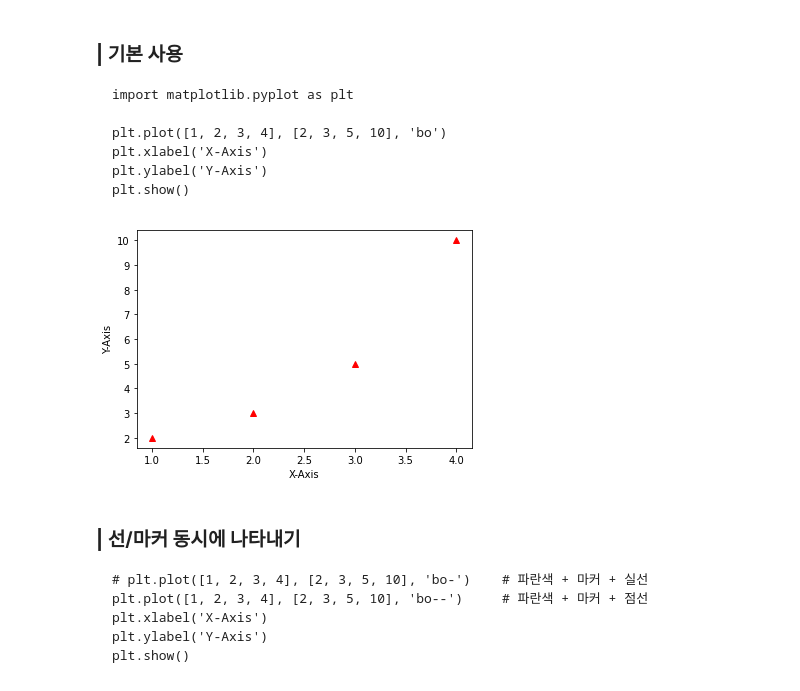
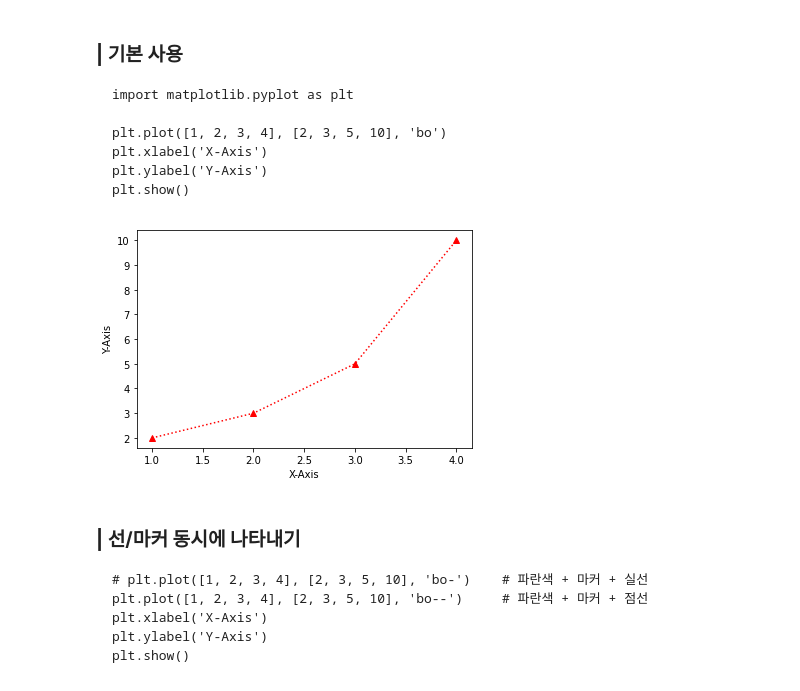
Before and after one commit to PomesHouse/SkillTreePython-DataAnalysis, a Jupyter notebook: 02.데이터시각화/ch02_01_Matplotib기본.ipynb, the cells around one changed output. Drawn from its saved outputs; the diff is of its cells as text; code cells hidden in the pictures.

````diff
--- a/02.데이터시각화/ch02_01_Matplotib기본.ipynb
+++ b/02.데이터시각화/ch02_01_Matplotib기본.ipynb
@@ -722,12 +731,13 @@ plt.ylabel('Y-Axis')
 plt.show()
 ```
 # %%
-plt.plot([1, 2, 3, 4], [2, 3, 5, 10], 'r^')
+
+plt.plot([1, 2, 3, 4], [2, 3, 5, 10], 'r^:')
 plt.xlabel('X-Axis')
 plt.ylabel('Y-Axis')
 plt.show()
 # %% [output]
-[figure, old version]
+[figure, new version]
 # %% [markdown]
 ### **| 선/마커 동시에 나타내기**
 
````
Also changed, not shown: parts of 17 cells of this notebook.
